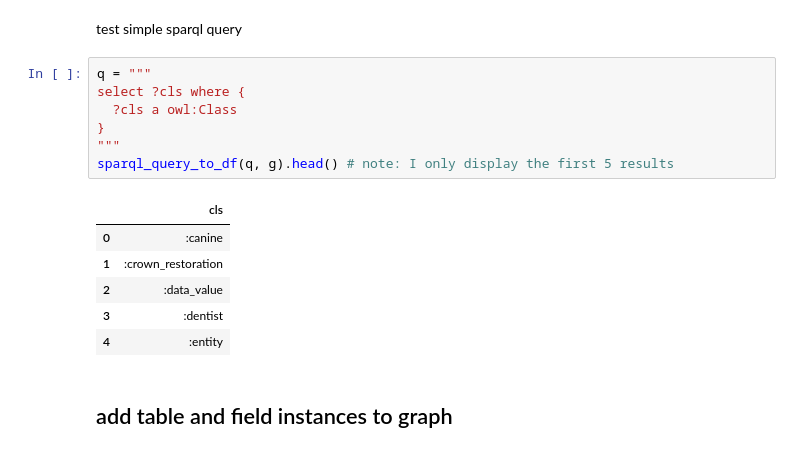
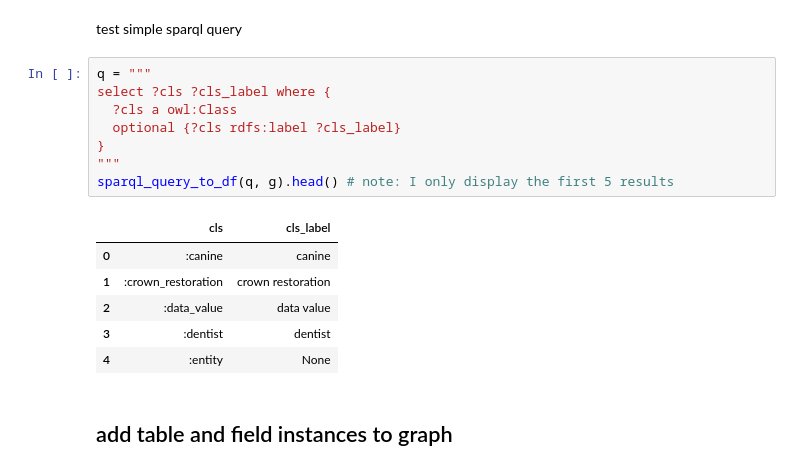
Before and after one commit to wdduncan/test-data-field-punning, a Jupyter notebook: notebooks/schema_demo.ipynb, the cells around one changed output. Saved outputs shown, nothing was run; the diff lists cells and outputs as text.

```diff
--- a/notebooks/schema_demo.ipynb
+++ b/notebooks/schema_demo.ipynb
@@ -133,18 +136,19 @@ enum_ns = Namespace(ns.enumerated_value)
 test simple sparql query
 # %%
 q = """
-select ?cls where {
+select ?cls ?cls_label where {
   ?cls a owl:Class
+  optional {?cls rdfs:label ?cls_label}
 }
 """
 sparql_query_to_df(q, g).head() # note: I only display the first 5 results
 # %% [output]
-|  | cls |
-| 0 | :canine |
-| 1 | :crown_restoration |
-| 2 | :data_value |
-| 3 | :dentist |
-| 4 | :entity |
+|  | cls | cls_label |
+| 0 | :canine | canine |
+| 1 | :crown_restoration | crown restoration |
+| 2 | :data_value | data value |
+| 3 | :dentist | dentist |
+| 4 | :entity | None |
 # %% [markdown]
 ## add table and field instances to graph
 # %%
```
Also changed, not shown: parts of 7 cells of this notebook, 2 other files.
